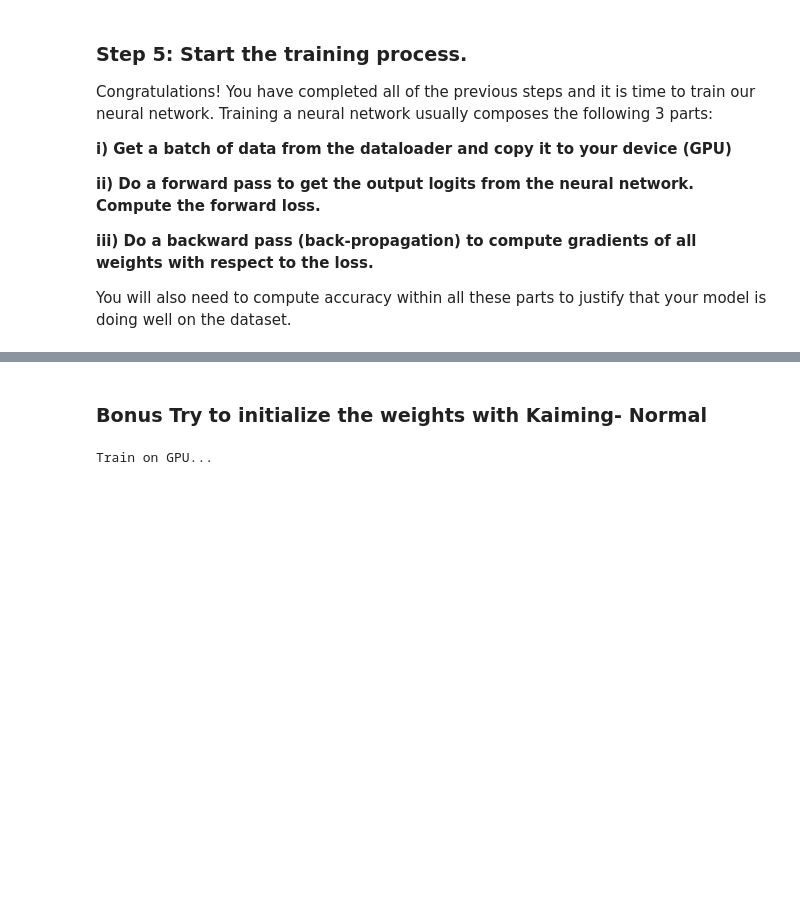
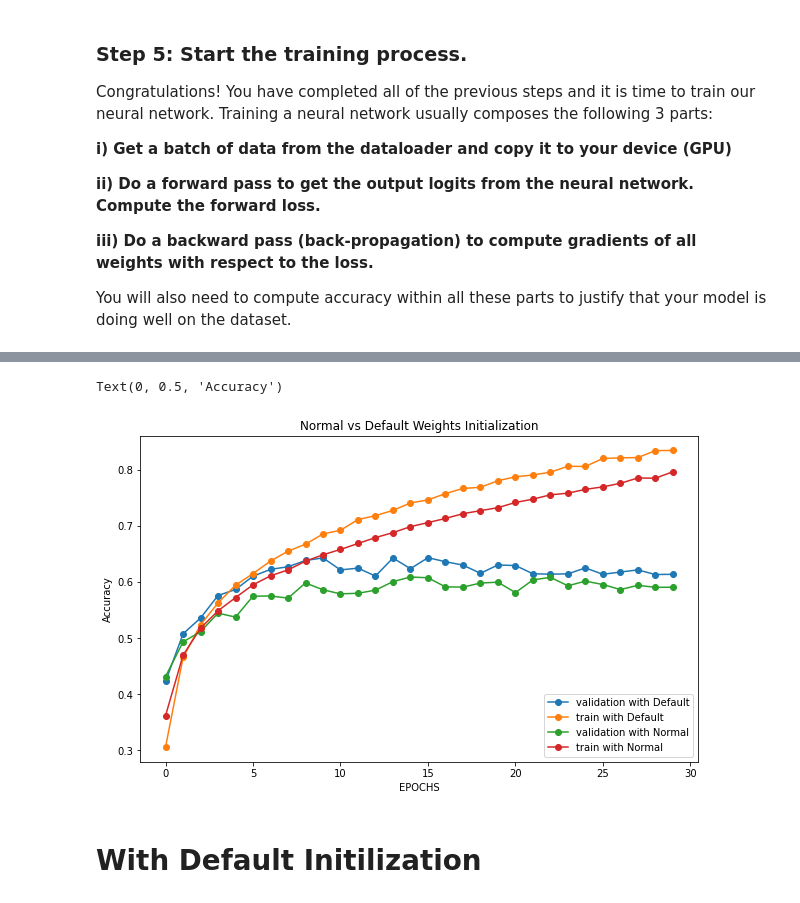
Before and after one commit to ALEXLANGLANG/590, a Jupyter notebook: hw2/code/lenet5-cifar10.ipynb, the cells around one changed output, grey strips where cells are left out. Drawn from its saved outputs; the diff is of its cells as text; code cells hidden in the pictures; blank space fills up the shorter version.

```diff
--- a/hw2/code/lenet5-cifar10.ipynb
+++ b/hw2/code/lenet5-cifar10.ipynb
@@ -30,9 +30,10 @@ class LeNet5(nn.Module):
         self.fc1   = nn.Linear(16*5*5, 120)
         self.fc2   = nn.Linear(120, 84)
         self.fc3   = nn.Linear(84, 10)
-        # self._initialize_weights()
+        self._initialize_weights() # ### Bonus Try to initialize the weights with Kaiming- Normal
 
     def forward(self, x):
+
         out = F.relu(self.conv1(x))
         out = F.max_pool2d(out, 2)
         out = F.relu(self.conv2(out))
@@ -43,6 +44,11 @@ class LeNet5(nn.Module):
         out = self.fc3(out)
         return out
 
+    ### Bonus Try to initialize the weights with Kaiming- Normal
+    def _initialize_weights(self):
+        for m in self.modules():
+            if isinstance(m, nn.Linear) or isinstance(m, nn.Conv2d):
+                nn.init.kaiming_normal_(m.weight)
     """
     def _initialize_weights(self):
         for m in self.modules():
@@ -221,11 +225,13 @@ You will also need to compute accuracy within all these parts to justify that yo
 # Start the training/validation process
 # The process should take about 5 minutes on a GTX 1070-Ti
 # if the code is written efficiently.
+list_train =[]
+list_val =[]
 global_step = 0
 best_val_acc = 0
 
 for i in range(start_epoch, EPOCHS):
-    print(datetime.datetime.now())
+#     print(datetime.datetime.now())
     # Switch to train mode
     net.train()
     print("Epoch %d:" %i)
@@ -246,6 +252,8 @@ for i in range(start_epoch, EPOCHS):
         # Generate output
         outputs = net(inputs)
         loss = criterion(outputs, targets)
+        if (batch_idx == 0) & (i == start_epoch):
+            print("INITIAL LOSS before traning: %.4f" %loss)
         # Now backward loss
         loss.backward()
         # Apply gradient
@@ -259,8 +267,9 @@ for i in range(start_epoch, EPOCHS):
 
     avg_loss = train_loss / (batch_idx + 1)
     avg_acc = correct_examples / total_examples
+    list_train.append(avg_acc)
     print("Training loss: %.4f, Training accuracy: %.4f" %(avg_loss, avg_acc))
-    print(datetime.datetime.now())
+#     print(datetime.datetime.now())
     # Validate on the validation dataset
     print("Validation...")
     total_examples = 0
@@ -289,7 +298,7 @@ for i in range(start_epoch, EPOCHS):
 
     avg_loss = val_loss / len(valloader)
     avg_acc = correct_examples / total_examples
-
+    list_val.append(avg_acc)
     print("Validation loss: %.4f, Validation accuracy: %.4f" % (avg_loss, avg_acc))
 
     # Handle the learning rate scheduler.
@@ -331,14 +340 @@ Validation loss: 1.5497, Validation accuracy: 0.6312
 Optimization finished.
-# %% [markdown]
-### Bonus Try to initialize the weights with Kaiming- Normal
-# %%
-# Specify the device for computation
-device = 'cuda' if torch.cuda.is_available() else 'cpu'
-net = LeNet5()
-net = net.to(device)
-if device =='cuda':
-    print("Train on GPU...")
-else:
-    print("Train on CPU...")
-# %% [output]
-Train on GPU...
@@ -352,0 +341,24 @@ avoidprint = 1
+# %%
+import matplotlib.pyplot as plt
+plt.figure(figsize = (10,6))
+
+plt.title("Normal vs Default Weights Initialization")
+# plt.plot(range(start_epoch, EPOCHS), list_val, '-o',label = "val")
+plt.plot(range(0, EPOCHS), list_val[30:], '-o', label = "validation with Default")
+plt.plot(range(0, EPOCHS), list_train[30:], '-o', label = "train with Default")
+plt.legend(loc="lower right")
+plt.xlabel('EPOCHS')
+plt.ylabel('Accuracy')
+
+
+# plt.plot(range(start_epoch, EPOCHS), list_val, '-o',label = "val")
+plt.plot(range(0, EPOCHS), list_val[:30], '-o', label = "validation with Normal")
+plt.plot(range(0, EPOCHS), list_train[:30], '-o', label = "train with Normal")
+plt.legend(loc="lower right")
+plt.xlabel('EPOCHS')
+plt.ylabel('Accuracy')
+# %% [output]
+Text(0, 0.5, 'Accuracy')
+[figure, added]
+# %% [markdown]
+# With Default Initilization
```
Also changed, not shown: parts of 6 cells of this notebook, 7 other files.
